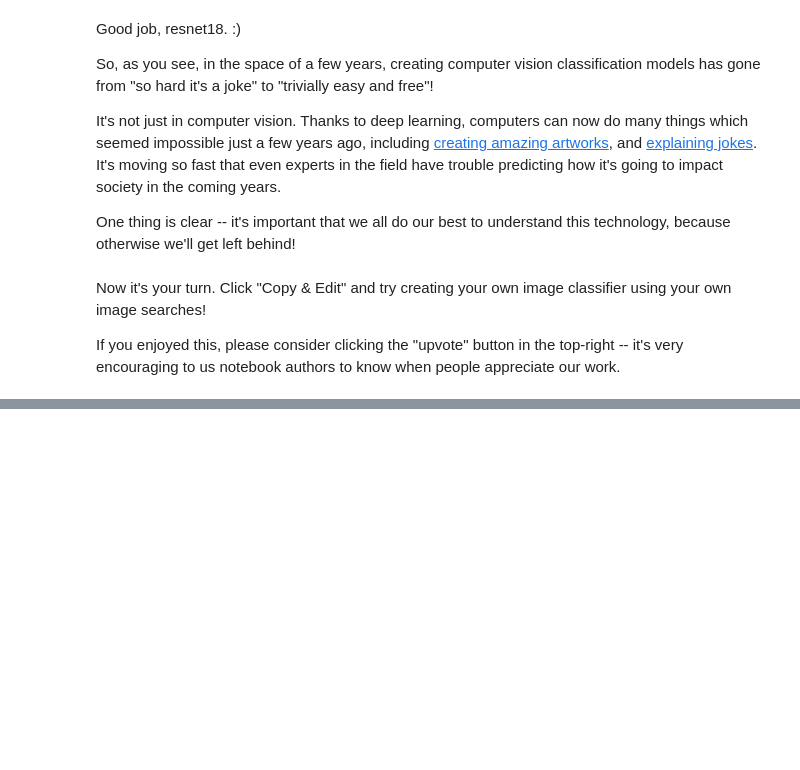
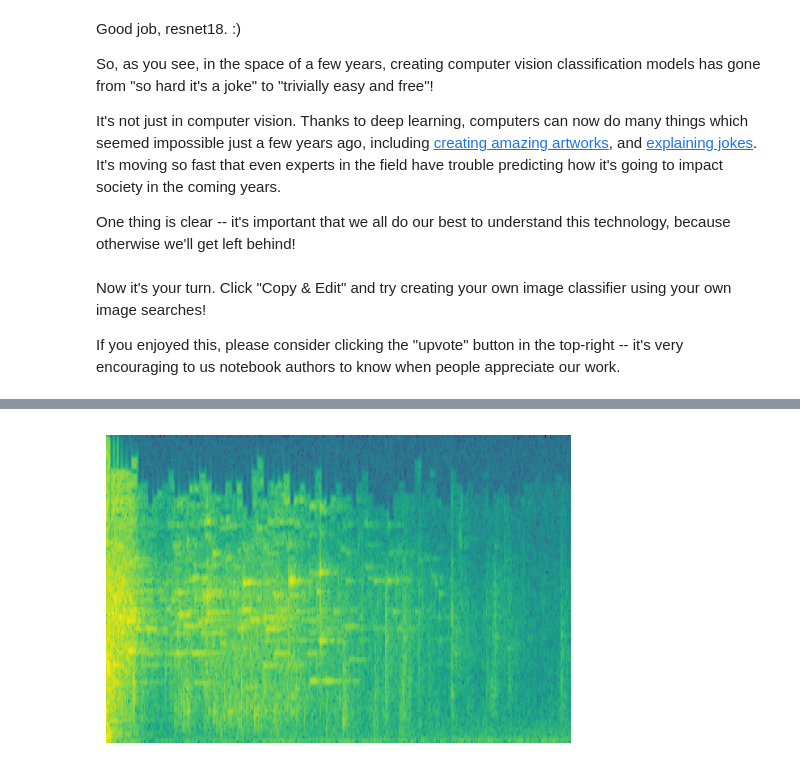
Before and after one commit to Daynil/course22, a Jupyter notebook: 00-is-it-a-bird-creating-a-model-from-your-own-data.ipynb, the cells around one changed output, grey strips where cells are left out. Saved outputs shown, nothing was run; the diff lists cells and outputs as text; code cells hidden in the pictures; blank space fills up the shorter version.

Commit message:
finished first project - glass break sound detector

```diff
--- a/00-is-it-a-bird-creating-a-model-from-your-own-data.ipynb
+++ b/00-is-it-a-bird-creating-a-model-from-your-own-data.ipynb
@@ -179,0 +196,16 @@ If you enjoyed this, please consider clicking the "upvote" button in the top-rig
+# %%
+# Get spectrogram from wavefile and save
+wave_path = './datasets/glass_break_or_not/glass_break/41348__datasoundsample__glass-shatter.wav'
+
+with wave.open(wave_path, 'r') as sound_file:
+    frames = sound_file.readframes(-1)
+    sound_info = np.frombuffer(frames, dtype='int32')
+    frame_rate = sound_file.getframerate()
+    # plt.xlabel('Time [s]')
+    # plt.ylabel('Frequency [Hz]')
+    plt.figure(figsize=(6,4))
+    plt.axis('off')
+    plt.specgram(sound_info, Fs=frame_rate)
+    plt.savefig(Path(wave_path).parent.joinpath(Path(wave_path).stem + '.png'), bbox_inches='tight')
+# %% [output]
+[figure, added]
```
Also changed, not shown: parts of 19 cells of this notebook, 9 other files.
